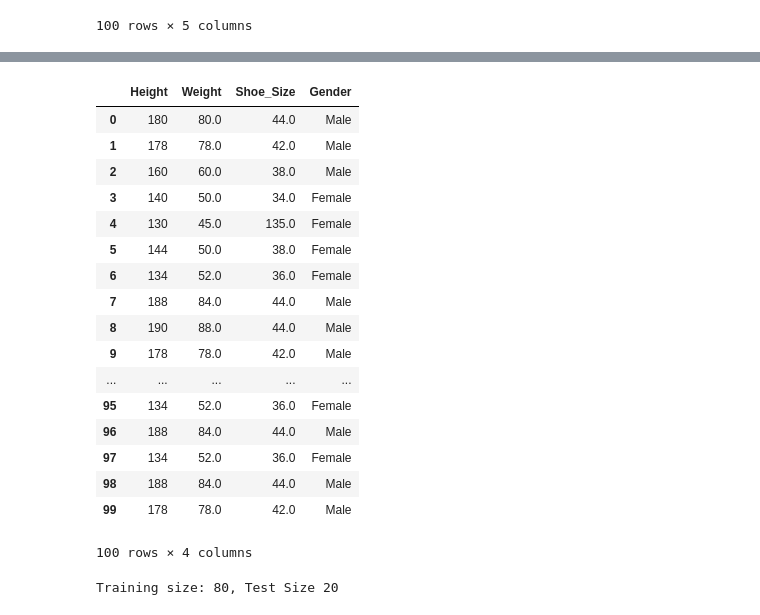
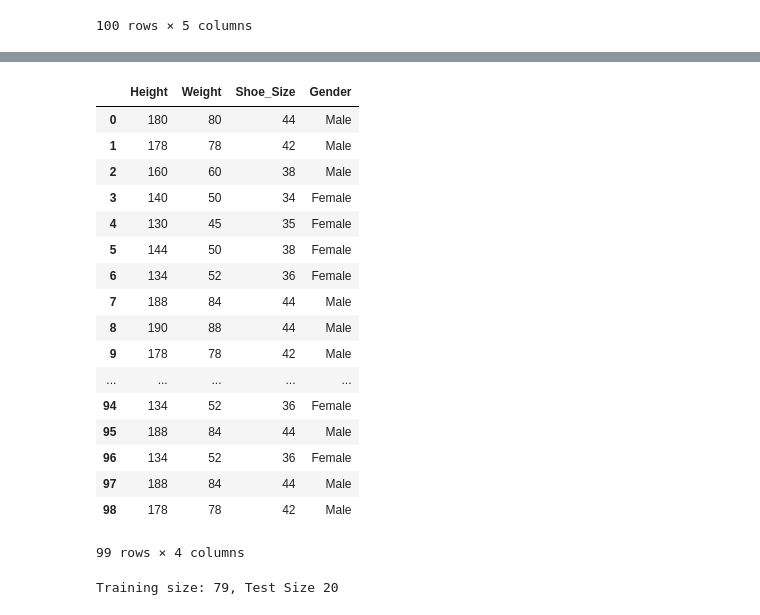
Before and after one commit to SimRaina/GenderClassifier_ML, a Jupyter notebook: IPYNB/GenderClassifier.ipynb, the cells around one changed output, grey strips where cells are left out. Cells and saved outputs as stored; diff of their text form; code cells hidden in the pictures.

```diff
--- a/IPYNB/GenderClassifier.ipynb
+++ b/IPYNB/GenderClassifier.ipynb
@@ -100,30 +88,40 @@ raw_data.drop(raw_data.index[73])
 # %%
 # Dropping redundant column
-raw_data.drop(['Height Inches'], axis = 1)
+raw_data.drop(['Height Inches'], axis = 1, inplace=True)
-# %% [output]
-|  | Height | Weight | Shoe_Size | Gender |
-| 0 | 180 | 80.0 | 44.0 | Male |
-| 1 | 178 | 78.0 | 42.0 | Male |
-| 2 | 160 | 60.0 | 38.0 | Male |
-| 3 | 140 | 50.0 | 34.0 | Female |
-| 4 | 130 | 45.0 | 135.0 | Female |
-| 5 | 144 | 50.0 | 38.0 | Female |
-| 6 | 134 | 52.0 | 36.0 | Female |
-| 7 | 188 | 84.0 | 44.0 | Male |
-| 8 | 190 | 88.0 | 44.0 | Male |
-| 9 | 178 | 78.0 | 42.0 | Male |
-| ... | ... | ... | ... | ... |
-| 95 | 134 | 52.0 | 36.0 | Female |
-| 96 | 188 | 84.0 | 44.0 | Male |
-| 97 | 134 | 52.0 | 36.0 | Female |
-| 98 | 188 | 84.0 | 44.0 | Male |
-| 99 | 178 | 78.0 | 42.0 | Male |
-100 rows × 4 columns
+# %%
+# Processed data path
+processed_data_path = os.path.join(os.path.pardir, 'data', 'processed')
+write_processed_data_path = os.path.join(processed_data_path, 'processed_gender_classificaiton_data.xlsx')
+raw_data.to_excel(write_processed_data_path, index=False)
+# %%
+# Read processed data to feed into the model
+processed_data = pd.read_excel(write_processed_data_path)
+# %%
+processed_data
+# %% [output]
+|  | Height | Weight | Shoe_Size | Gender |
+| 0 | 180 | 80 | 44 | Male |
+| 1 | 178 | 78 | 42 | Male |
+| 2 | 160 | 60 | 38 | Male |
+| 3 | 140 | 50 | 34 | Female |
+| 4 | 130 | 45 | 35 | Female |
+| 5 | 144 | 50 | 38 | Female |
+| 6 | 134 | 52 | 36 | Female |
+| 7 | 188 | 84 | 44 | Male |
+| 8 | 190 | 88 | 44 | Male |
+| 9 | 178 | 78 | 42 | Male |
+| ... | ... | ... | ... | ... |
+| 94 | 134 | 52 | 36 | Female |
+| 95 | 188 | 84 | 44 | Male |
+| 96 | 134 | 52 | 36 | Female |
+| 97 | 188 | 84 | 44 | Male |
+| 98 | 178 | 78 | 42 | Male |
+99 rows × 4 columns
 # %%
-train, test = train_test_split(raw_data, test_size = 0.2)
+train, test = train_test_split(processed_data, test_size = 0.2)
 print("Training size: {}, Test Size {}".format(len(train), len(test)))
 # %% [output]
-Training size: 80, Test Size 20
+Training size: 79, Test Size 20
 # %%
 features = ['Height', 'Weight', 'Shoe_Size']
 X_train = train[features]
```
Also changed, not shown: parts of 7 cells of this notebook, 2 other files.
